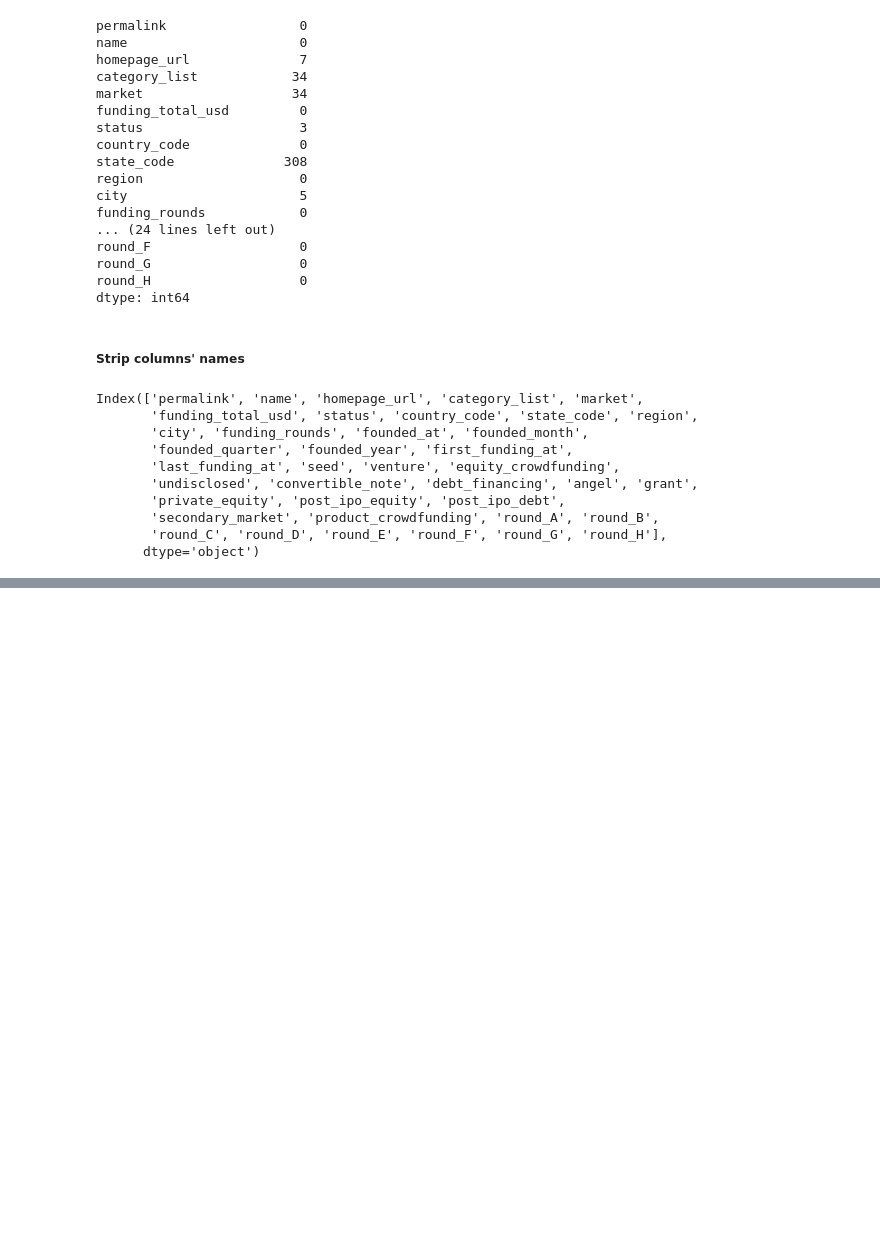
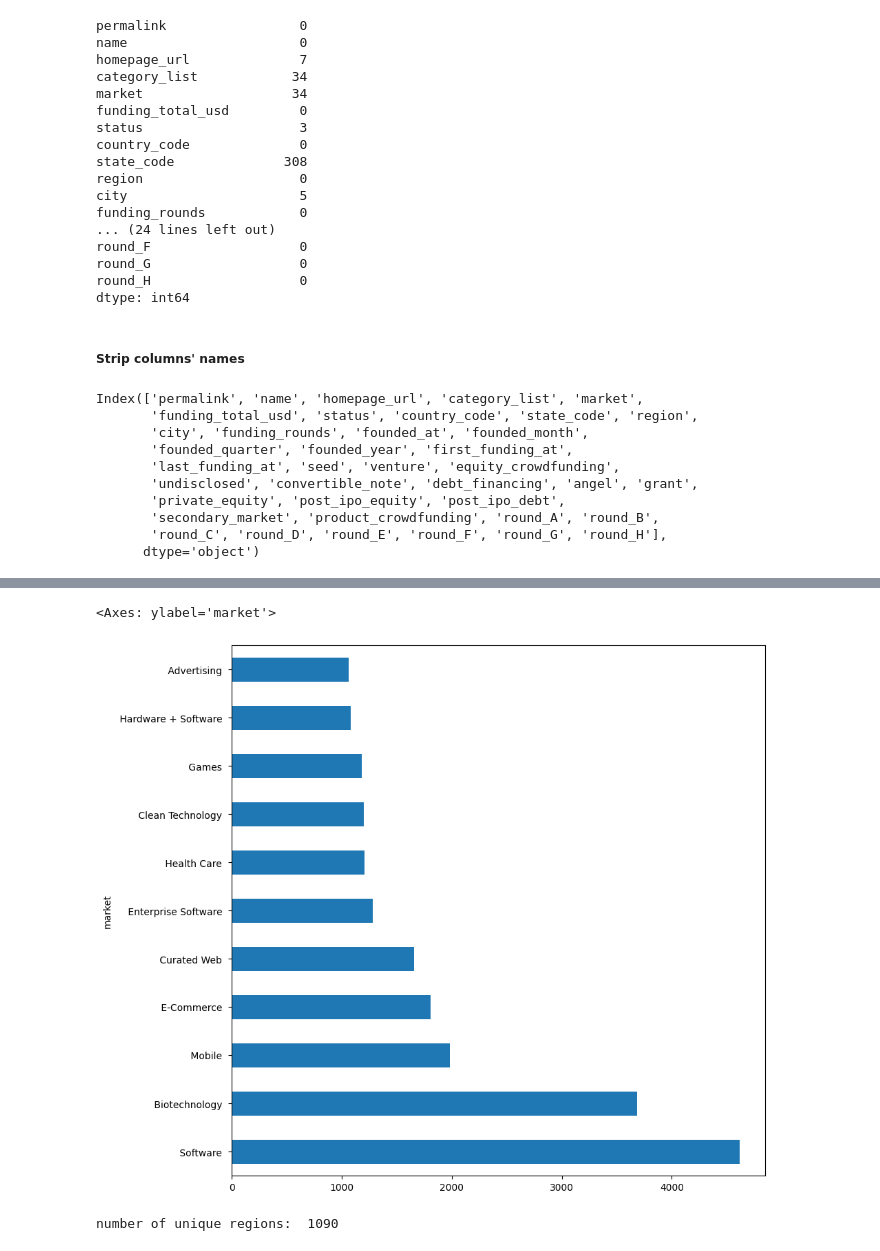
Before and after one commit to lorenzopanero/forecast-italian-firms-success, a Jupyter notebook: notebooks/exploration_investment.ipynb, the cells around one changed output, grey strips where cells are left out. Cells and saved outputs as stored; diff of their text form; code cells hidden in the pictures; blank space fills up the shorter version.

```diff
--- a/notebooks/exploration_investment.ipynb
+++ b/notebooks/exploration_investment.ipynb
@@ -151,0 +162,6 @@ Index(['permalink', 'name', 'homepage_url', 'category_list', 'market',
+# %%
+raw_data['funding_total_usd'] = raw_data['funding_total_usd'].str.replace(',', '')
+raw_data['funding_total_usd'] = raw_data['funding_total_usd'].str.replace('-', '')
+raw_data['funding_total_usd'] = raw_data['funding_total_usd'].str.replace(' ', '')
+raw_data['funding_total_usd'] = raw_data['funding_total_usd'].str.replace('', '0')
+raw_data['funding_total_usd'] = raw_data['funding_total_usd'].astype(float)
@@ -151,0 +196,2 @@ Index(['permalink', 'name', 'homepage_url', 'category_list', 'market',
+# %%
+raw_data.drop_duplicates(inplace=True)
@@ -151,0 +241,11 @@ Index(['permalink', 'name', 'homepage_url', 'category_list', 'market',
+# %%
+
+fig, ax = plt.subplots(figsize = (10,10))
+raw_data['market'].value_counts()[:11].plot(kind='barh')
+# %% [output]
+<Axes: ylabel='market'>
+[figure, added]
+# %%
+print("number of unique regions: ", len(raw_data['region'].unique()))
+# %% [output]
+number of unique regions:  1090
```
Also changed, not shown: parts of 17 cells of this notebook, 1 other file.
